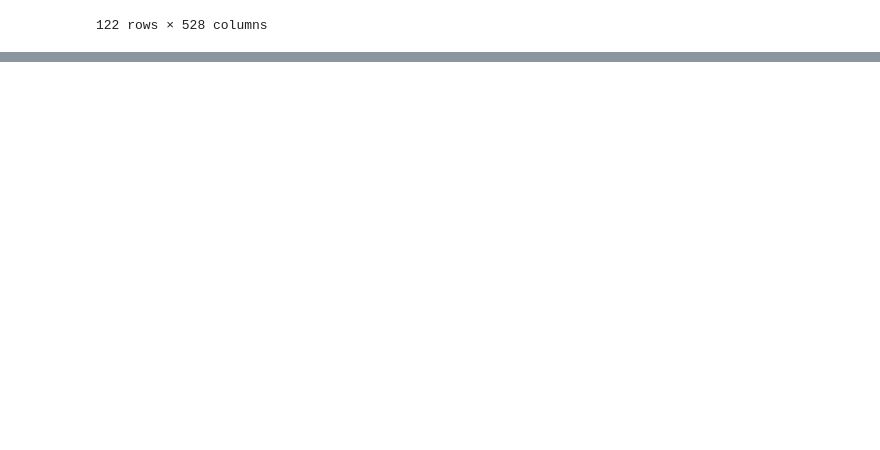
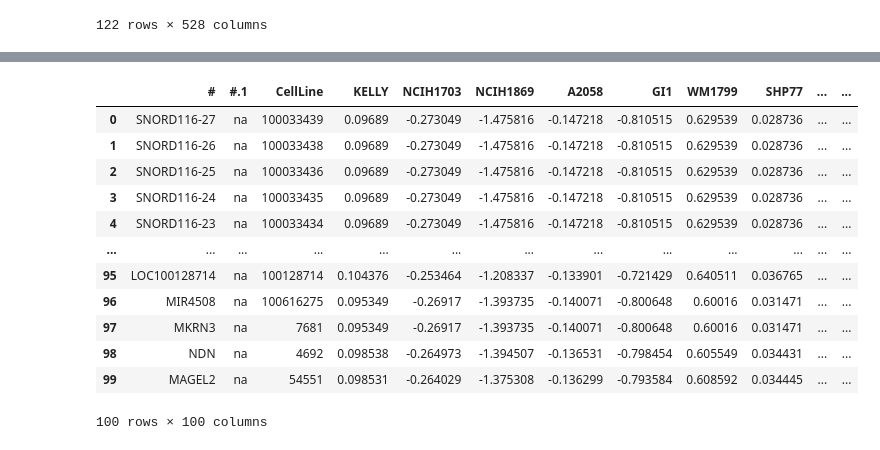
Before and after one commit to mmottaqii/KG-DrugDiscovery, a Jupyter notebook: scripts/kg_preprocessing.ipynb, the cells around one changed output, grey strips where cells are left out. Cells and saved outputs as stored; diff of their text form; code cells hidden in the pictures; blank space fills up the shorter version.

```diff
--- a/scripts/kg_preprocessing.ipynb
+++ b/scripts/kg_preprocessing.ipynb
@@ -776,0 +592,17 @@ plt.show()
+# %%
+df = df.iloc[:100, :100]
+df
+# %% [output]
+|  | # | #.1 | CellLine | KELLY | NCIH1703 | NCIH1869 | A2058 | GI1 | WM1799 | SHP77 | ... | ... |
+| 0 | SNORD116-27 | na | 100033439 | 0.09689 | -0.273049 | -1.475816 | -0.147218 | -0.810515 | 0.629539 | 0.028736 | ... | ... |
+| 1 | SNORD116-26 | na | 100033438 | 0.09689 | -0.273049 | -1.475816 | -0.147218 | -0.810515 | 0.629539 | 0.028736 | ... | ... |
+| 2 | SNORD116-25 | na | 100033436 | 0.09689 | -0.273049 | -1.475816 | -0.147218 | -0.810515 | 0.629539 | 0.028736 | ... | ... |
+| 3 | SNORD116-24 | na | 100033435 | 0.09689 | -0.273049 | -1.475816 | -0.147218 | -0.810515 | 0.629539 | 0.028736 | ... | ... |
+| 4 | SNORD116-23 | na | 100033434 | 0.09689 | -0.273049 | -1.475816 | -0.147218 | -0.810515 | 0.629539 | 0.028736 | ... | ... |
+| ... | ... | ... | ... | ... | ... | ... | ... | ... | ... | ... | ... | ... |
+| 95 | LOC100128714 | na | 100128714 | 0.104376 | -0.253464 | -1.208337 | -0.133901 | -0.721429 | 0.640511 | 0.036765 | ... | ... |
+| 96 | MIR4508 | na | 100616275 | 0.095349 | -0.26917 | -1.393735 | -0.140071 | -0.800648 | 0.60016 | 0.031471 | ... | ... |
+| 97 | MKRN3 | na | 7681 | 0.095349 | -0.26917 | -1.393735 | -0.140071 | -0.800648 | 0.60016 | 0.031471 | ... | ... |
+| 98 | NDN | na | 4692 | 0.098538 | -0.264973 | -1.394507 | -0.136531 | -0.798454 | 0.605549 | 0.034431 | ... | ... |
+| 99 | MAGEL2 | na | 54551 | 0.098531 | -0.264029 | -1.375308 | -0.136299 | -0.793584 | 0.608592 | 0.034445 | ... | ... |
+100 rows × 100 columns
```
Also changed, not shown: parts of 26 cells of this notebook.
